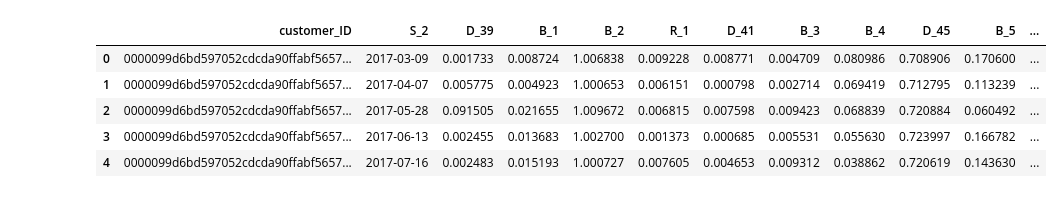
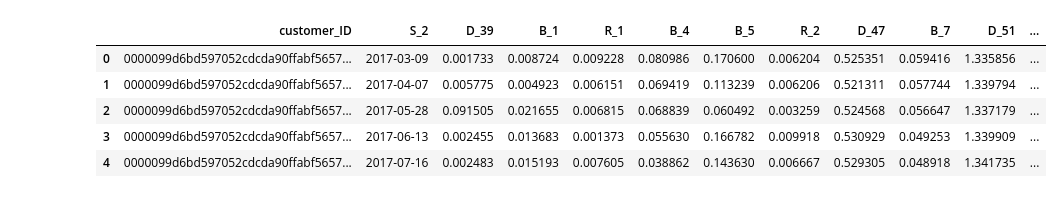
Before and after one commit to Vaseekaran-V/FYP_MSc, a Jupyter notebook: src/preprocessing/initial_preprocessing.ipynb, the cells around one changed output. Saved outputs shown, nothing was run; the diff lists cells and outputs as text; code cells hidden in the pictures.

Commit message:
fixed issue in creating test data | using train, valid, and test from same timeframe

```diff
--- a/src/preprocessing/initial_preprocessing.ipynb
+++ b/src/preprocessing/initial_preprocessing.ipynb
@@ -7,17 +7,17 @@ import seaborn as sns
 pd.options.display.max_columns = None
 pd.options.display.max_rows = None
 # %%
-train_df = pd.read_parquet('../../data/non-null/train_data_10_months_unprocessed_non_null.parquet')
-test_df = pd.read_parquet('../../data/non-null/test_data_10_months_unprocessed_non_null.parquet')
+train_df = pd.read_parquet('../../data/non-null/df_13_months_unprocessed_non_null.parquet')
+# test_df = pd.read_parquet('../../data/non-null/test_data_10_months_unprocessed_non_null.parquet')
 
 train_df.head()
 # %% [output]
-|  | customer_ID | S_2 | D_39 | B_1 | B_2 | R_1 | D_41 | B_3 | B_4 | D_45 | B_5 | ... |
-| 0 | 0000099d6bd597052cdcda90ffabf5657... | 2017-03-09 | 0.001733 | 0.008724 | 1.006838 | 0.009228 | 0.008771 | 0.004709 | 0.080986 | 0.708906 | 0.170600 | ... |
-| 1 | 0000099d6bd597052cdcda90ffabf5657... | 2017-04-07 | 0.005775 | 0.004923 | 1.000653 | 0.006151 | 0.000798 | 0.002714 | 0.069419 | 0.712795 | 0.113239 | ... |
-| 2 | 0000099d6bd597052cdcda90ffabf5657... | 2017-05-28 | 0.091505 | 0.021655 | 1.009672 | 0.006815 | 0.007598 | 0.009423 | 0.068839 | 0.720884 | 0.060492 | ... |
-| 3 | 0000099d6bd597052cdcda90ffabf5657... | 2017-06-13 | 0.002455 | 0.013683 | 1.002700 | 0.001373 | 0.000685 | 0.005531 | 0.055630 | 0.723997 | 0.166782 | ... |
-| 4 | 0000099d6bd597052cdcda90ffabf5657... | 2017-07-16 | 0.002483 | 0.015193 | 1.000727 | 0.007605 | 0.004653 | 0.009312 | 0.038862 | 0.720619 | 0.143630 | ... |
+|  | customer_ID | S_2 | D_39 | B_1 | R_1 | B_4 | B_5 | R_2 | D_47 | B_7 | D_51 | ... |
+| 0 | 0000099d6bd597052cdcda90ffabf5657... | 2017-03-09 | 0.001733 | 0.008724 | 0.009228 | 0.080986 | 0.170600 | 0.006204 | 0.525351 | 0.059416 | 1.335856 | ... |
+| 1 | 0000099d6bd597052cdcda90ffabf5657... | 2017-04-07 | 0.005775 | 0.004923 | 0.006151 | 0.069419 | 0.113239 | 0.006206 | 0.521311 | 0.057744 | 1.339794 | ... |
+| 2 | 0000099d6bd597052cdcda90ffabf5657... | 2017-05-28 | 0.091505 | 0.021655 | 0.006815 | 0.068839 | 0.060492 | 0.003259 | 0.524568 | 0.056647 | 1.337179 | ... |
+| 3 | 0000099d6bd597052cdcda90ffabf5657... | 2017-06-13 | 0.002455 | 0.013683 | 0.001373 | 0.055630 | 0.166782 | 0.009918 | 0.530929 | 0.049253 | 1.339909 | ... |
+| 4 | 0000099d6bd597052cdcda90ffabf5657... | 2017-07-16 | 0.002483 | 0.015193 | 0.007605 | 0.038862 | 0.143630 | 0.006667 | 0.529305 | 0.048918 | 1.341735 | ... |
 # %%
 train_df.tail()
 # %% [output]
```
Also changed, not shown: parts of 20 cells of this notebook, 1 other file.
